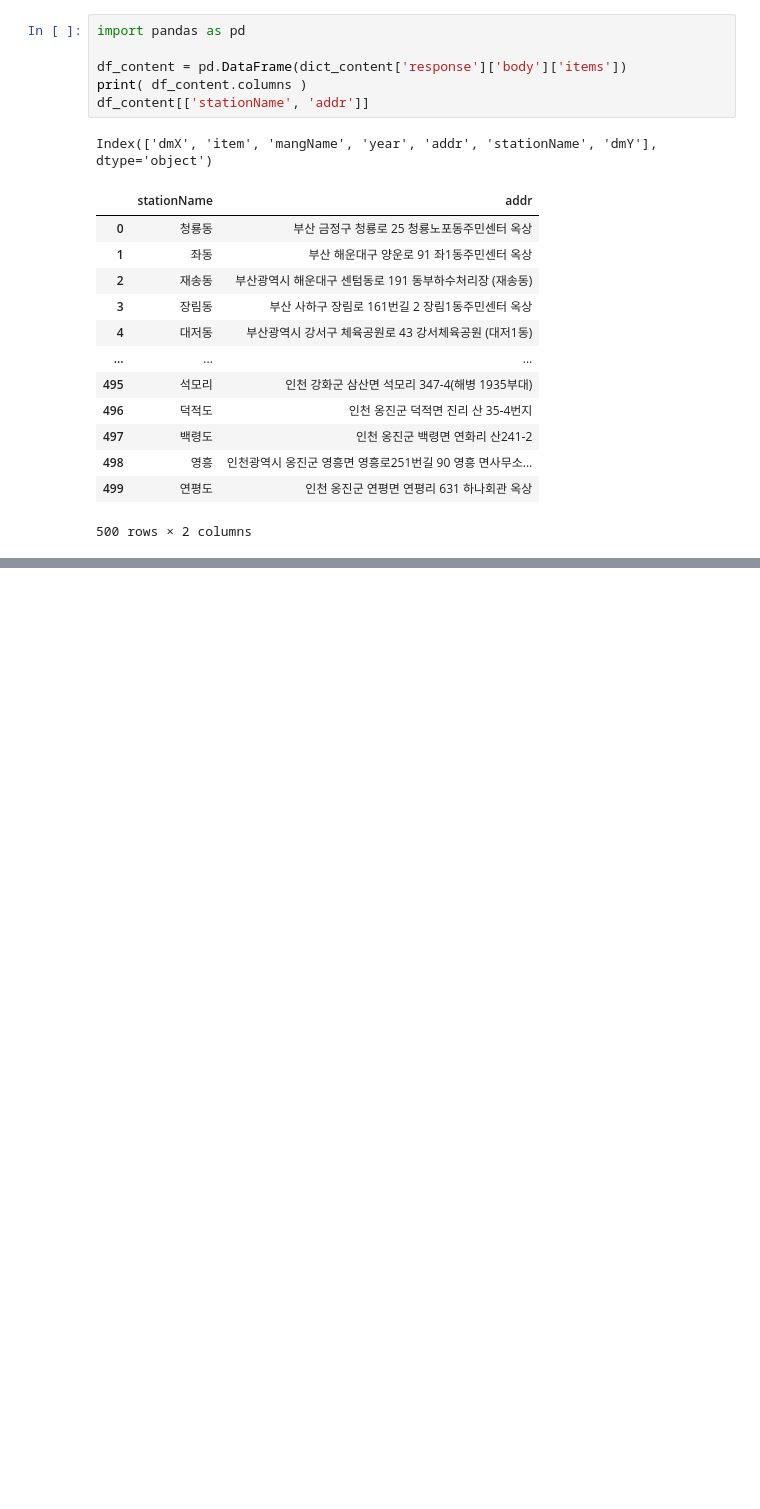
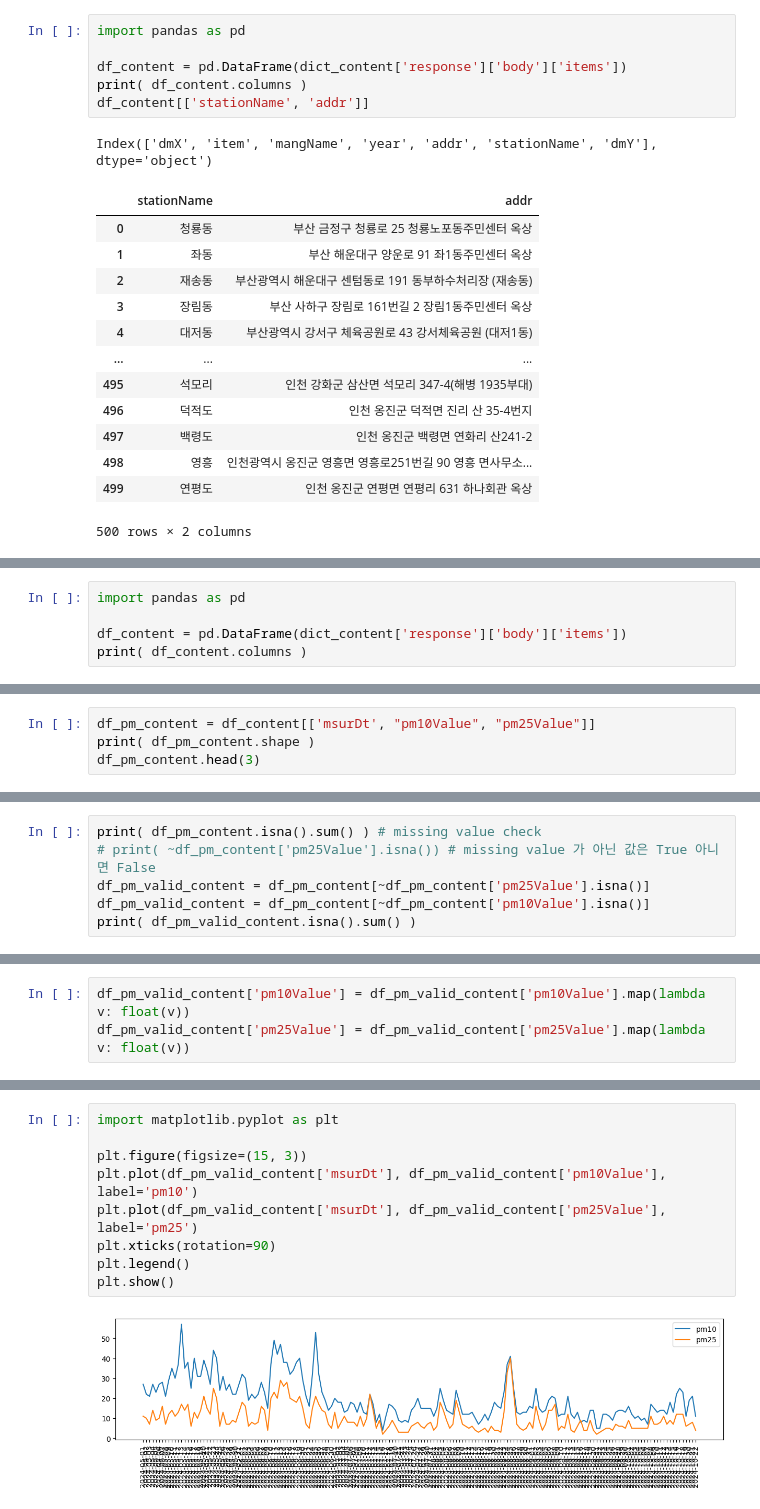
Before and after one commit to shared-repo/human-da, a Jupyter notebook: workspace/python-basic/example-02-01.ipynb, the cells around one changed output, grey strips where cells are left out. Drawn from its saved outputs; the diff is of its cells as text; blank space fills up the shorter version.

```diff
--- a/workspace/python-basic/example-02-01.ipynb
+++ b/workspace/python-basic/example-02-01.ipynb
@@ -47,0 +93,5 @@ Index(['dmX', 'item', 'mangName', 'year', 'addr', 'stationName', 'dmY'], dtype='
+# %%
+import pandas as pd
+
+df_content = pd.DataFrame(dict_content['response']['body']['items'])
+print( df_content.columns )
@@ -47,0 +102,4 @@ Index(['dmX', 'item', 'mangName', 'year', 'addr', 'stationName', 'dmY'], dtype='
+# %%
+df_pm_content = df_content[['msurDt', "pm10Value", "pm25Value"]]
+print( df_pm_content.shape )
+df_pm_content.head(3)
@@ -47,0 +112,6 @@ Index(['dmX', 'item', 'mangName', 'year', 'addr', 'stationName', 'dmY'], dtype='
+# %%
+print( df_pm_content.isna().sum() ) # missing value check
+# print( ~df_pm_content['pm25Value'].isna()) # missing value 가 아닌 값은 True 아니면 False
+df_pm_valid_content = df_pm_content[~df_pm_content['pm25Value'].isna()]
+df_pm_valid_content = df_pm_content[~df_pm_content['pm10Value'].isna()]
+print( df_pm_valid_content.isna().sum() )
@@ -47,0 +127,3 @@ Index(['dmX', 'item', 'mangName', 'year', 'addr', 'stationName', 'dmY'], dtype='
+# %%
+df_pm_valid_content['pm10Value'] = df_pm_valid_content['pm10Value'].map(lambda v: float(v))
+df_pm_valid_content['pm25Value'] = df_pm_valid_content['pm25Value'].map(lambda v: float(v))
@@ -47,0 +154,11 @@ Index(['dmX', 'item', 'mangName', 'year', 'addr', 'stationName', 'dmY'], dtype='
+# %%
+import matplotlib.pyplot as plt
+
+plt.figure(figsize=(15, 3))
+plt.plot(df_pm_valid_content['msurDt'], df_pm_valid_content['pm10Value'], label='pm10')
+plt.plot(df_pm_valid_content['msurDt'], df_pm_valid_content['pm25Value'], label='pm25')
+plt.xticks(rotation=90)
+plt.legend()
+plt.show()
+# %% [output]
+[figure, added]
```
Also changed, not shown: parts of 9 cells of this notebook.
